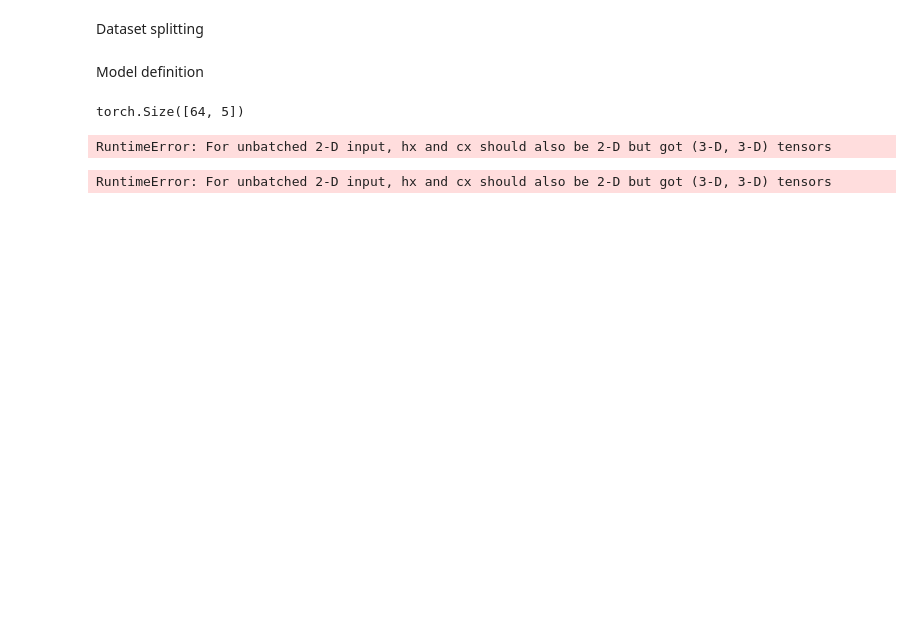
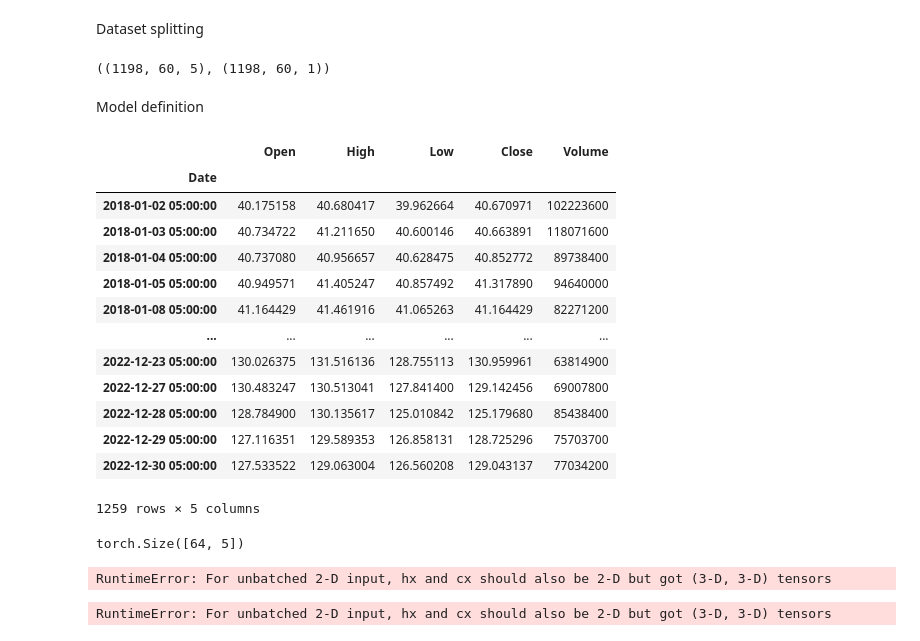
Before and after one commit to luo-simon/stock-predictions, a Jupyter notebook: src/models/4-lstm.ipynb, the cells around one changed output. Drawn from its saved outputs; the diff is of its cells as text; code cells hidden in the pictures; blank space fills up the shorter version.

```diff
--- a/src/models/4-lstm.ipynb
+++ b/src/models/4-lstm.ipynb
@@ -32,6 +32,6 @@ features = ['Open', 'High', 'Low', 'Close', 'Volume', 'Dividends', 'Stock Splits
        'macdhist', 'OBV', 'ADX', 'AD', 'Aroon_down', 'Aroon_up', 'SlowK',
        'SlowD', 'Williams %R', 'pct_change', 'dayofweek', 'quarter', 'month',
        'year', 'dayofyear', 'dayofmonth', 'weekofyear', 'S&P Close']
-features = ['Open', 'High', 'Low', 'Close', 'Volume', 'Close Forecast']
-df = df[features]
-df.head()
+features = ['Open', 'High', 'Low', 'Close', 'Volume']
+Xs = df[features]
+ys = df["Close Forecast"]
@@ -46,4 +74,4 @@ df.head()
 # %% [markdown]
 Dataset splitting
 # %%
-X_train, X_test, Y_train, Y_test = misc.create_train_test_set(df, 0.8, verbose=False)
+X_train, X_test, y_train, y_test = misc.create_train_test_set(df, 0.8, verbose=False)
@@ -52,0 +83,7 @@ Ys = pd.concat([Y_train, Y_test])
+# %%
+WINDOW_SIZE = 60
+Xs_train = create_sequences(Xs_scaled, WINDOW_SIZE)
+ys_train = create_sequences(ys_scaled, WINDOW_SIZE)
+Xs_train.shape, ys_train.shape
+# %% [output]
+((1198, 60, 5), (1198, 60, 1))
@@ -83,6 +138,23 @@ model = StockPriceLSTM(input_dim, hidden_dim, num_layers, output_dim)
 # Define the loss function and optimizer
 criterion = nn.MSELoss()
 optimizer = torch.optim.Adam(model.parameters(), lr=0.001)
+# %%
+Xs
+# %% [output]
+|  | Open | High | Low | Close | Volume |
+| Date |  |  |  |  |  |
+| 2018-01-02 05:00:00 | 40.175158 | 40.680417 | 39.962664 | 40.670971 | 102223600 |
+| 2018-01-03 05:00:00 | 40.734722 | 41.211650 | 40.600146 | 40.663891 | 118071600 |
+| 2018-01-04 05:00:00 | 40.737080 | 40.956657 | 40.628475 | 40.852772 | 89738400 |
+| 2018-01-05 05:00:00 | 40.949571 | 41.405247 | 40.857492 | 41.317890 | 94640000 |
+| 2018-01-08 05:00:00 | 41.164429 | 41.461916 | 41.065263 | 41.164429 | 82271200 |
+| ... | ... | ... | ... | ... | ... |
+| 2022-12-23 05:00:00 | 130.026375 | 131.516136 | 128.755113 | 130.959961 | 63814900 |
+| 2022-12-27 05:00:00 | 130.483247 | 130.513041 | 127.841400 | 129.142456 | 69007800 |
+| 2022-12-28 05:00:00 | 128.784900 | 130.135617 | 125.010842 | 125.179680 | 85438400 |
+| 2022-12-29 05:00:00 | 127.116351 | 129.589353 | 126.858131 | 128.725296 | 75703700 |
+| 2022-12-30 05:00:00 | 127.533522 | 129.063004 | 126.560208 | 129.043137 | 77034200 |
+1259 rows × 5 columns
 # %%
 from torch.utils.data import TensorDataset, DataLoader
 
```
Also changed, not shown: parts of 12 cells of this notebook, 1 other file.
